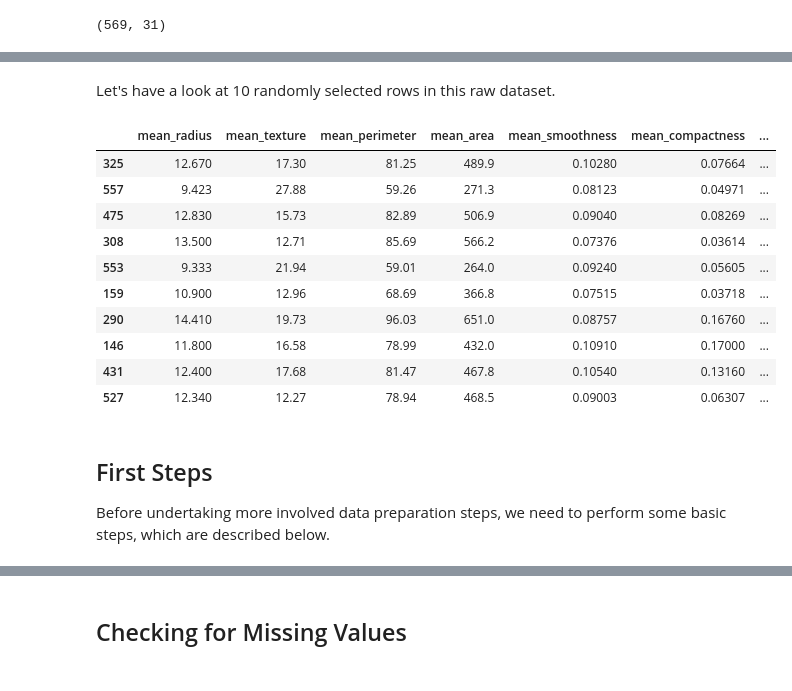
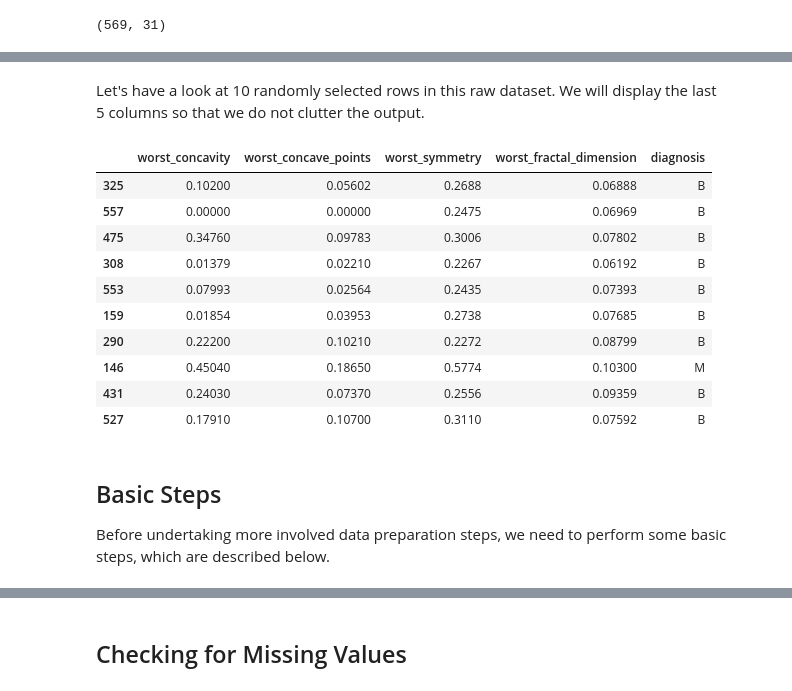
Before and after one commit to akmand/machine_learning_tutorials, a Jupyter notebook: Data_Prep.ipynb, the cells around one changed output, grey strips where cells are left out. Saved outputs shown, nothing was run; the diff lists cells and outputs as text; code cells hidden in the pictures.

```diff
--- a/Data_Prep.ipynb
+++ b/Data_Prep.ipynb
@@ -83,21 +105,21 @@ cancer_df.shape
 # %% [markdown]
-Let's have a look at 10 randomly selected rows in this raw dataset.
+Let's have a look at 10 randomly selected rows in this raw dataset. We will display the last 5 columns so that we do not clutter the output.
 # %%
-cancer_df.sample(n=10, random_state=8)
+cancer_df.iloc[:, -5:].sample(n=10, random_state=8)
 # %% [output]
-|  | mean_radius | mean_texture | mean_perimeter | mean_area | mean_smoothness | mean_compactness | ... |
-| 325 | 12.670 | 17.30 | 81.25 | 489.9 | 0.10280 | 0.07664 | ... |
-| 557 | 9.423 | 27.88 | 59.26 | 271.3 | 0.08123 | 0.04971 | ... |
-| 475 | 12.830 | 15.73 | 82.89 | 506.9 | 0.09040 | 0.08269 | ... |
-| 308 | 13.500 | 12.71 | 85.69 | 566.2 | 0.07376 | 0.03614 | ... |
-| 553 | 9.333 | 21.94 | 59.01 | 264.0 | 0.09240 | 0.05605 | ... |
-| 159 | 10.900 | 12.96 | 68.69 | 366.8 | 0.07515 | 0.03718 | ... |
-| 290 | 14.410 | 19.73 | 96.03 | 651.0 | 0.08757 | 0.16760 | ... |
-| 146 | 11.800 | 16.58 | 78.99 | 432.0 | 0.10910 | 0.17000 | ... |
-| 431 | 12.400 | 17.68 | 81.47 | 467.8 | 0.10540 | 0.13160 | ... |
-| 527 | 12.340 | 12.27 | 78.94 | 468.5 | 0.09003 | 0.06307 | ... |
+|  | worst_concavity | worst_concave_points | worst_symmetry | worst_fractal_dimension | diagnosis |
+| 325 | 0.10200 | 0.05602 | 0.2688 | 0.06888 | B |
+| 557 | 0.00000 | 0.00000 | 0.2475 | 0.06969 | B |
+| 475 | 0.34760 | 0.09783 | 0.3006 | 0.07802 | B |
+| 308 | 0.01379 | 0.02210 | 0.2267 | 0.06192 | B |
+| 553 | 0.07993 | 0.02564 | 0.2435 | 0.07393 | B |
+| 159 | 0.01854 | 0.03953 | 0.2738 | 0.07685 | B |
+| 290 | 0.22200 | 0.10210 | 0.2272 | 0.08799 | B |
+| 146 | 0.45040 | 0.18650 | 0.5774 | 0.10300 | M |
+| 431 | 0.24030 | 0.07370 | 0.2556 | 0.09359 | B |
+| 527 | 0.17910 | 0.10700 | 0.3110 | 0.07592 | B |
 # %% [markdown]
-## First Steps <a class="anchor" id="2.1"></a>
+## Basic Steps <a class="anchor" id="2.1"></a>
 
 Before undertaking more involved data preparation steps, we need to perform some basic steps, which are described below.
 # %% [markdown]
```
Also changed, not shown: parts of 14 cells of this notebook.
